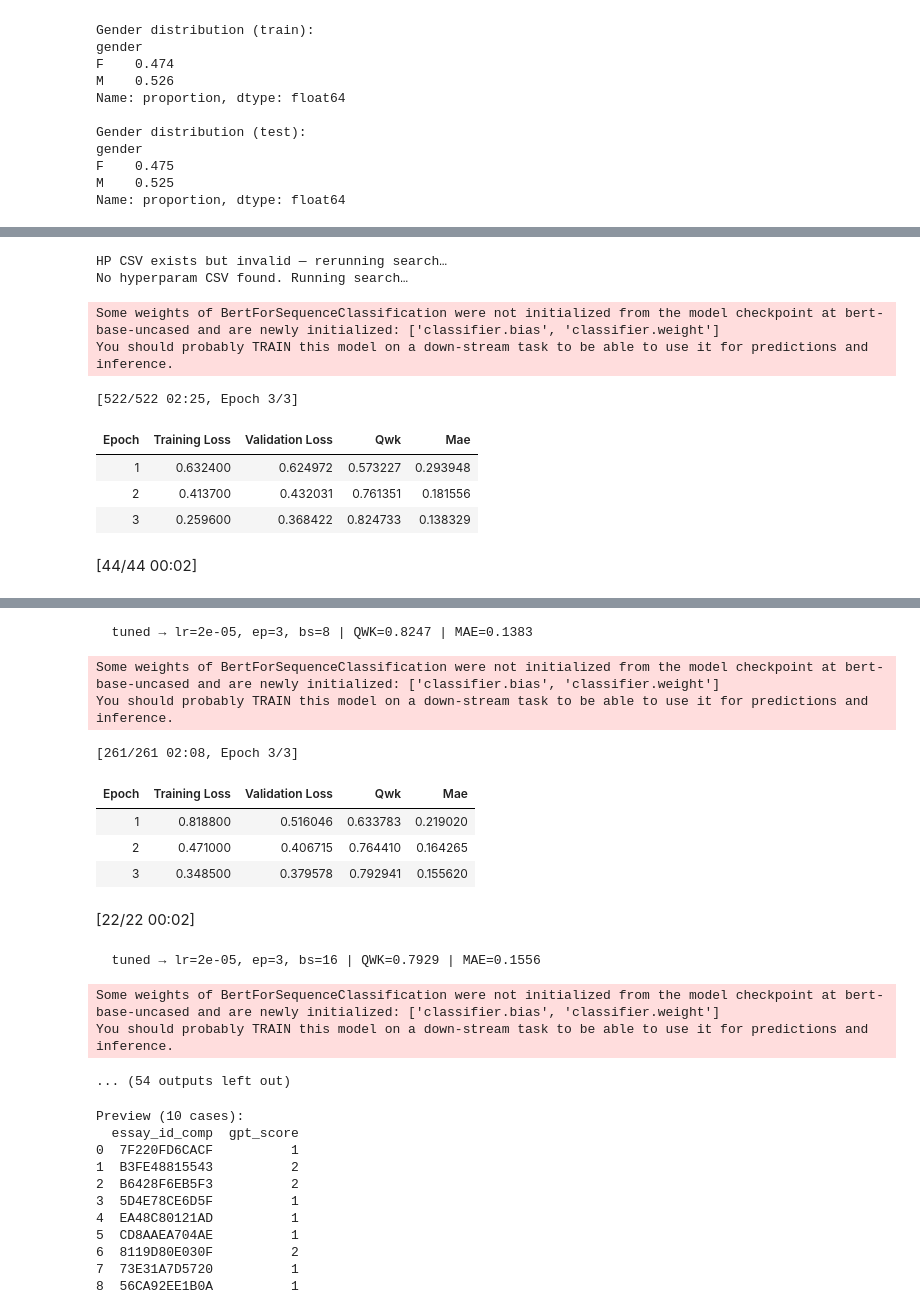
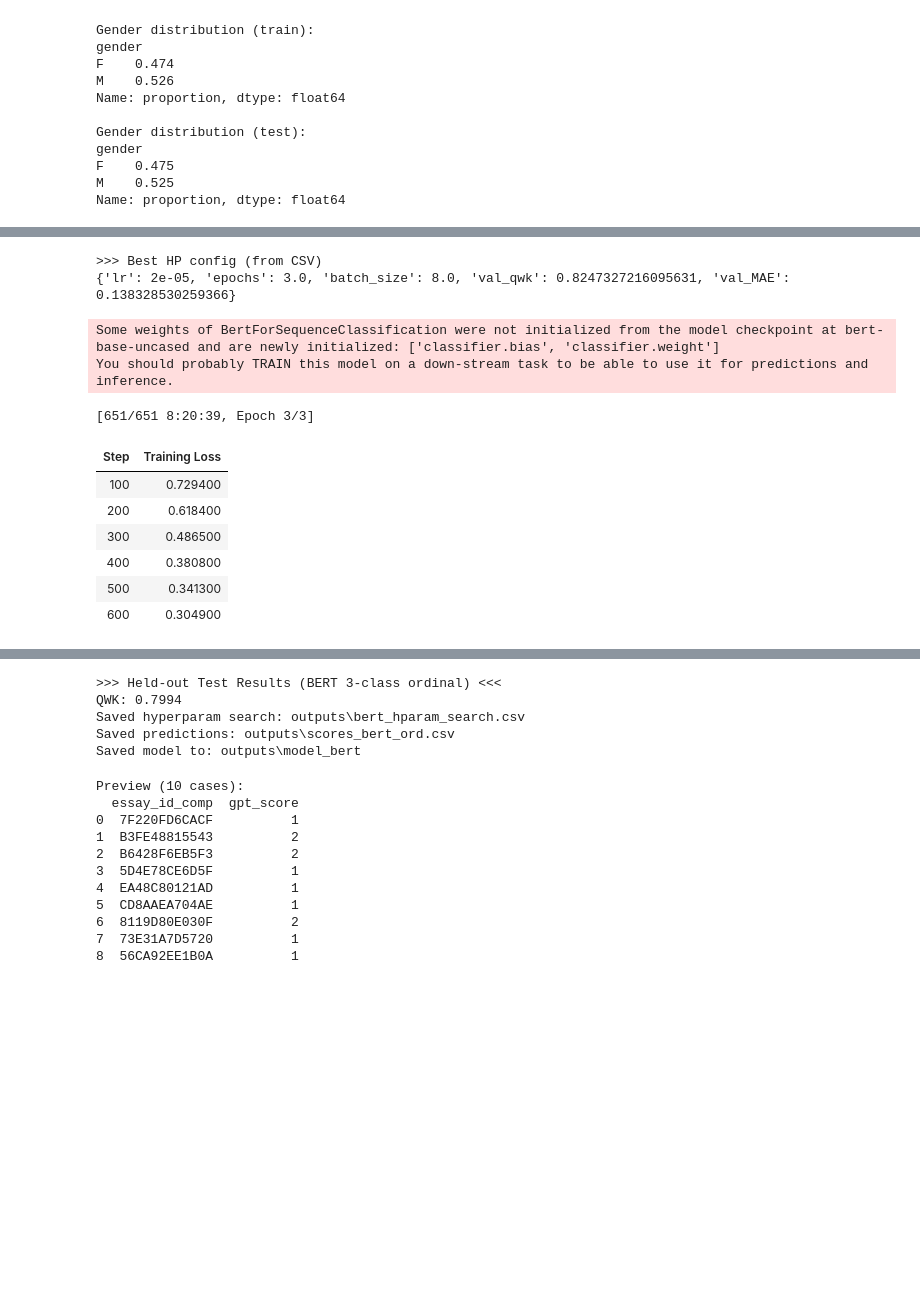
Before and after one commit to Guanyu0001/Assessing-Writing-Project, a Jupyter notebook: 03_Prediction.ipynb, the cells around one changed output, grey strips where cells are left out. Drawn from its saved outputs; the diff is of its cells as text; code cells hidden in the pictures; blank space fills up the shorter version.

```diff
--- a/03_Prediction.ipynb
+++ b/03_Prediction.ipynb
@@ -129,6 +114,8 @@ from sklearn.metrics import (
 import pandas as pd
 import numpy as np
 import joblib
+from functools import partial
+
 
 # Ordinal logistic regression (proportional-odds) — sklearn-compatible
 try:
@@ -161,11 +148,14 @@ param_grid = {
     "ord__alpha": [0.0, 1e-3, 1e-2, 1e-1, 1.0]
 }
 
-# Use MAE as the CV scoring metric
+# Use QWK as the CV scoring metric
+
+qwk_scorer = make_scorer(partial(cohen_kappa_score, weights="quadratic"))
+
 grid = GridSearchCV(
     estimator=pipe,
     param_grid=param_grid,
-    scoring=make_scorer(mean_absolute_error, greater_is_better=False),
+    scoring=qwk_scorer,
     cv=cv,
     n_jobs=-1,
     verbose=1,
@@ -176,9 +166,9 @@ grid = GridSearchCV(
 grid.fit(X_train, y_train_ord)
 
 # Inspect CV results
-print("\n>>> Cross-Validation summary (best on MAE)")
+print("\n>>> Cross-Validation summary (best on QWK)")
 print("Best params:", grid.best_params_)
-print(f"Best CV MAE: {-grid.best_score_:.4f}")
+print(f"Best CV QWK: {grid.best_score_:.4f}")
 
 # Save CV results
 cv_df = pd.DataFrame(grid.cv_results_)
@@ -204,11 +194,11 @@ pd.DataFrame({
 }).to_csv(preds_path, index=False)
 
 # Final held-out test metrics
-mae = mean_absolute_error(y_test_ord, y_pred)
+# mae = mean_absolute_error(y_test_ord, y_pred) # optional
 qwk = cohen_kappa_score(y_test_ord, y_pred, weights="quadratic")
 
 print("\n>>> Held-out Test Results (TF-IDF + Ordinal Logistic)")
-print(f"MAE: {mae:.4f}")
+# print(f"MAE: {mae:.4f}")
 print(f"QWK: {qwk:.4f}")
 print(f"Saved model: {model_path}")
 print(f"Saved predictions: {preds_path}")
@@ -258,7 +247,7 @@ if DEVICE == "cuda":
     torch.cuda.manual_seed_all(SEED)
 
 # ---------------------------
-# Use existing split (from TF-IDF code)
+# Use existing split
 # X_train, y_train, X_test, y_test, id_test, group_test must exist
 # Make a validation split from X_train/y_train (stratify by labels)
 # ---------------------------
@@ -306,15 +295,14 @@ ds_val  = EssayDataset(enc_val, y_val_idx)
 ds_test = EssayDataset(enc_te,  y_te_idx)
 
 # ---------------------------
-# Metrics: primary QWK, also MAE
+# Metrics: primary QWK
 # ---------------------------
 def compute_metrics(eval_pred):
     logits, labels_idx = eval_pred
     y_pred = logits.argmax(axis=1) + 1  # 1..3
     y_true = labels_idx + 1             # 1..3
     qwk = cohen_kappa_score(y_true, y_pred, weights="quadratic")
-    mae = mean_absolute_error(y_true, y_pred)
-    return {"qwk": qwk, "MAE": mae}
+    return {"qwk": qwk}
 
 # ---------------------------
 # Model builder
@@ -364,19 +352,18 @@ def run_one_config(lr, epochs, batch_size):
     return {
         "lr": lr, "epochs": epochs, "batch_size": batch_size,
         "val_qwk": float(eval_out.get("eval_qwk", np.nan)),
-        "val_MAE": float(eval_out.get("eval_MAE", np.inf)),
     }
 
 # ---------------------------
-# HP search (incremental CSV; best by QWK then MAE)
+# HP search (incremental CSV; best by QWK)
 # ---------------------------
 HP_CSV = OUT_DIR / "bert_hparam_search.csv"
 LR_GRID, EPOCHS_GRID, BATCH_GRID = [2e-5, 3e-5, 5e-5], [3, 4], [8, 16]
 
 if HP_CSV.exists():
     hp_df = pd.read_csv(HP_CSV)
-    hp_df = hp_df.dropna(subset=["val_qwk", "val_MAE"])
-    hp_df = hp_df[np.isfinite(hp_df["val_MAE"])]
+    hp_df = hp_df.dropna(subset=["val_qwk"])
+    hp_df = hp_df.sort_values(["val_qwk"], ascending=[False])
     if hp_df.empty:
         print("HP CSV exists but invalid — rerunning search…")
         os.remove(HP_CSV)
@@ -389,15 +376,14 @@ if not HP_CSV.exists():
             res = run_one_config(lr, ep, bs)
         except Exception as e:
             print(f"  ⚠️ failed: lr={lr}, ep={ep}, bs={bs}: {e}")
-            res = {"lr": lr, "epochs": ep, "batch_size": bs, "val_qwk": np.nan, "val_MAE": np.inf}
+            res = {"lr": lr, "epochs": ep, "batch_size": bs, "val_qwk": np.nan}
         rows.append(res)
         pd.DataFrame(rows).to_csv(HP_CSV, index=False)
-        print(f"  tuned → lr={lr}, ep={ep}, bs={bs} | QWK={res['val_qwk']:.4f} | MAE={res['val_MAE']:.4f}")
+        print(f"  tuned → lr={lr}, ep={ep}, bs={bs} | QWK={res['val_qwk']:.4f}")
 
 hp_df = pd.read_csv(HP_CSV)
-hp_df = hp_df.dropna(subset=["val_qwk", "val_MAE"])
-hp_df = hp_df[np.isfinite(hp_df["val_MAE"])]
-hp_df = hp_df.sort_values(["val_qwk", "val_MAE"], ascending=[False, True])
+hp_df = hp_df.dropna(subset=["val_qwk"])
+hp_df = hp_df.sort_values(["val_qwk"], ascending=[False])
 if hp_df.empty:
     raise RuntimeError("HP search produced no valid rows — check compute_metrics and splits.")
 best = hp_df.iloc[0].to_dict()
@@ -438,40 +424,41 @@ final_trainer = Trainer(
     data_collator=data_collator
 )
 final_trainer.train()
 
 # TEST predictions
 pred_out = final_trainer.predict(ds_test)
 y_pred_labels = pred_out.predictions.argmax(axis=1) + 1  # back to 1..3
 
 # Save artifacts + predictions
 (OUT_DIR / "model_bert").mkdir(exist_ok=True, parents=True)
 model.save_pretrained(OUT_DIR / "model_bert")
 tokenizer.save_pretrained(OUT_DIR / "tokenizer_bert")
 
 preds_path = OUT_DIR / "scores_bert_ord.csv"
 pd.DataFrame({
     "essay_id_comp": id_test,
     "gender": group_test,
     "y_true": np.array(y_test, dtype=int),
     "y_pred_bert": y_pred_labels.astype(int)
 }).to_csv(preds_path, index=False)
 
 # Final held-out metrics
 qwk = cohen_kappa_score(np.array(y_test, dtype=int), y_pred_labels.astype(int), weights="quadratic")
-mae = mean_absolute_error(np.array(y_test, dtype=int), y_pred_labels.astype(int))
 print("\n>>> Held-out Test Results (BERT 3-class ordinal) <<<")
-print(f"QWK: {qwk:.4f} | MAE: {mae:.4f}")
+print(f"QWK: {qwk:.4f}")
 print(f"Saved hyperparam search: {HP_CSV}")
 print(f"Saved predictions: {preds_path}")
 print(f"Saved model to: {OUT_DIR / 'model_bert'}")
 # %% [output]
-HP CSV exists but invalid — rerunning search…
-No hyperparam CSV found. Running search…
+>>> Best HP config (from CSV)
+{'lr': 2e-05, 'epochs': 3.0, 'batch_size': 8.0, 'val_qwk': 0.8247327216095631, 'val_MAE': 0.138328530259366}
 Some weights of BertForSequenceClassification were not initialized from the model checkpoint at bert-base-uncased and are newly initialized: ['classifier.bias', 'classifier.weight']
 You should probably TRAIN this model on a down-stream task to be able to use it for predictions and inference.
-[522/522 02:25, Epoch 3/3]
+[651/651 8:20:39, Epoch 3/3]
-| Epoch | Training Loss | Validation Loss | Qwk | Mae |
-| 1 | 0.632400 | 0.624972 | 0.573227 | 0.293948 |
-| 2 | 0.413700 | 0.432031 | 0.761351 | 0.181556 |
-| 3 | 0.259600 | 0.368422 | 0.824733 | 0.138329 |
+| Step | Training Loss |
+| 100 | 0.729400 |
+| 200 | 0.618400 |
+| 300 | 0.486500 |
+| 400 | 0.380800 |
+| 500 | 0.341300 |
+| 600 | 0.304900 |
-[44/44 00:02]
@@ -478,14 +466,6 @@ You should probably TRAIN this model on a down-stream task to be able to use it
-  tuned → lr=2e-05, ep=3, bs=8 | QWK=0.8247 | MAE=0.1383
+>>> Held-out Test Results (BERT 3-class ordinal) <<<
+QWK: 0.7994
+Saved hyperparam search: outputs\bert_hparam_search.csv
+Saved predictions: outputs\scores_bert_ord.csv
+Saved model to: outputs\model_bert
-Some weights of BertForSequenceClassification were not initialized from the model checkpoint at bert-base-uncased and are newly initialized: ['classifier.bias', 'classifier.weight']
-You should probably TRAIN this model on a down-stream task to be able to use it for predictions and inference.
-[261/261 02:08, Epoch 3/3]
-| Epoch | Training Loss | Validation Loss | Qwk | Mae |
-| 1 | 0.818800 | 0.516046 | 0.633783 | 0.219020 |
-| 2 | 0.471000 | 0.406715 | 0.764410 | 0.164265 |
-| 3 | 0.348500 | 0.379578 | 0.792941 | 0.155620 |
-[22/22 00:02]
-  tuned → lr=2e-05, ep=3, bs=16 | QWK=0.7929 | MAE=0.1556
-Some weights of BertForSequenceClassification were not initialized from the model checkpoint at bert-base-uncased and are newly initialized: ['classifier.bias', 'classifier.weight']
-You should probably TRAIN this model on a down-stream task to be able to use it for predictions and inference.
-... (54 outputs left out)
 # %%
```
Also changed, not shown: parts of 15 cells of this notebook, 11 other files.
